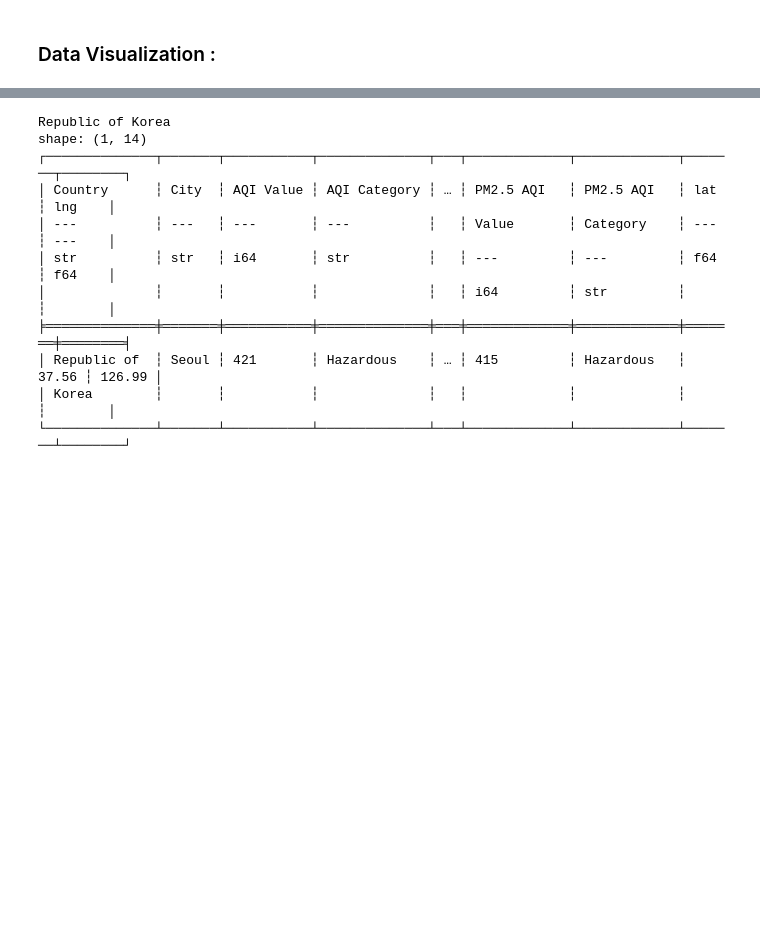
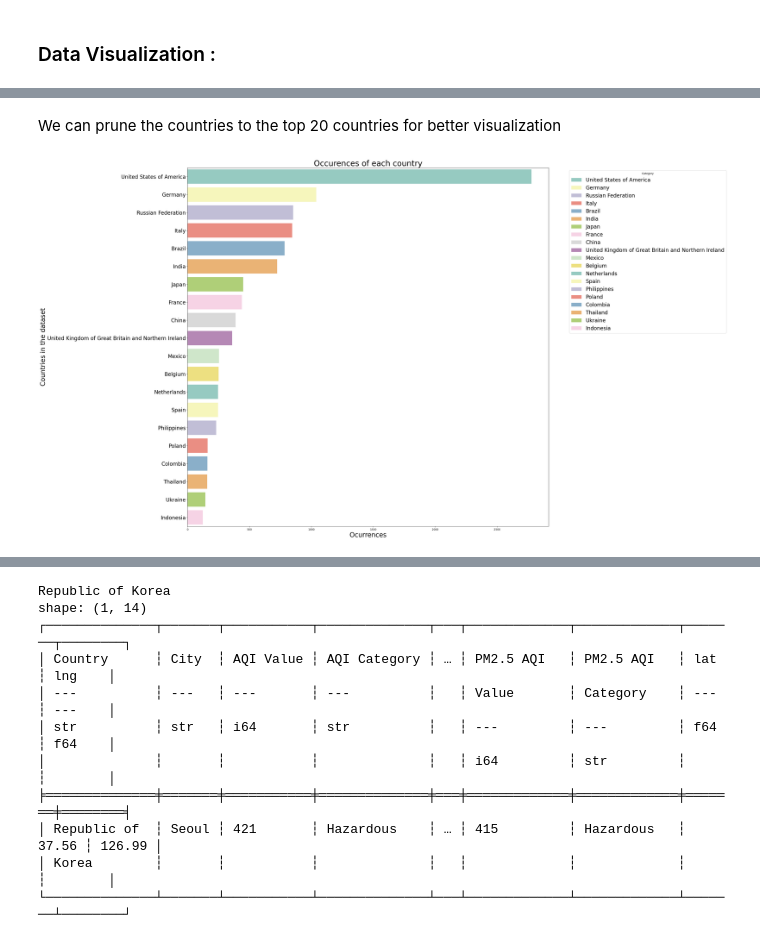
Before and after one commit to Wissemamr/AQI_classification, a Jupyter notebook: src/EDA/explore_data.ipynb, the cells around one changed output, grey strips where cells are left out. Saved outputs shown, nothing was run; the diff lists cells and outputs as text; code cells hidden in the pictures; blank space fills up the shorter version.

```diff
--- a/src/EDA/explore_data.ipynb
+++ b/src/EDA/explore_data.ipynb
@@ -265,0 +294,13 @@ Mauritius shape: (12, 14)
+# %% [markdown]
+We can prune the countries to the top 20 countries for better visualization
+# %%
+plt.figure(figsize=(25,25))
+plt.title('Occurences of each country', fontsize=30)
+sns.barplot(values_count[:21], y='Country', x='count', palette='Set3', hue='Country')
+plt.xlabel ('Ocurrences', fontsize=25)
+plt.legend(title='Category', bbox_to_anchor=(1.05, 1), loc='upper left', prop={'size': 20})
+plt.ylabel('Countries in the dataset', fontsize=25)
+plt.yticks(fontsize=20)
+plt.show()
+# %% [output]
+[figure, added]
```
Also changed, not shown: parts of 16 cells of this notebook.
